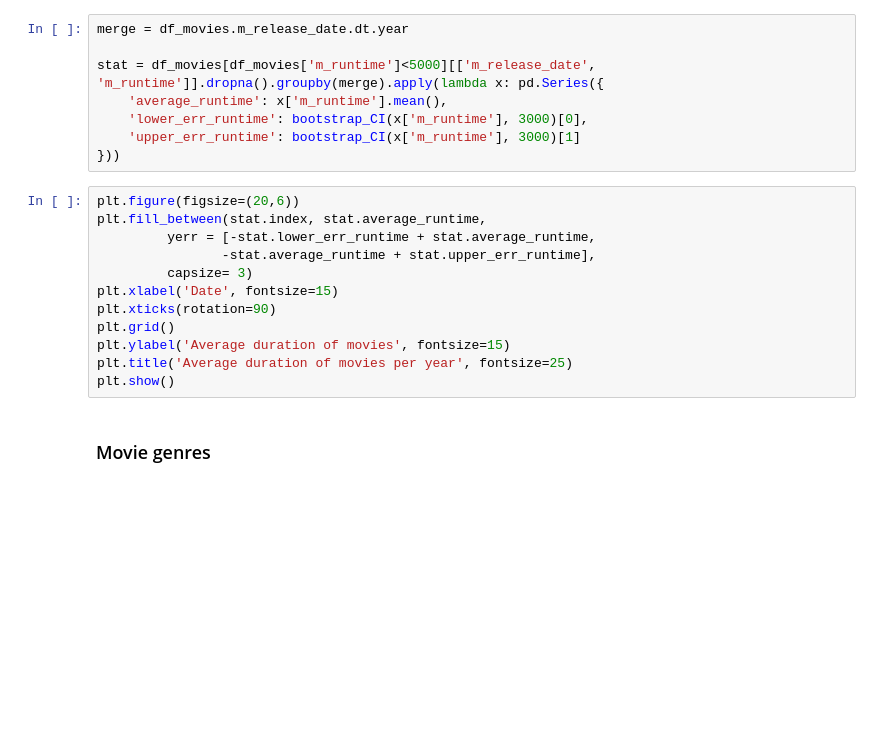
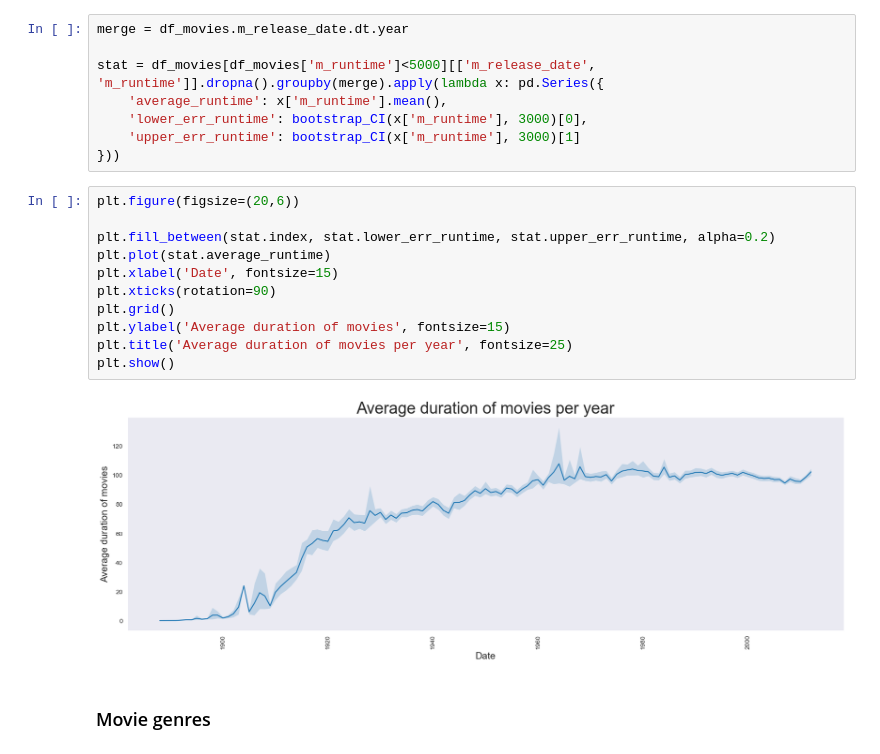
Before and after one commit to epfl-ada/ada-2022-project-dadalife, a Jupyter notebook: ADA_CMU.ipynb, the cells around one changed output. Saved outputs shown, nothing was run; the diff lists cells and outputs as text; blank space fills up the shorter version.

```diff
--- a/ADA_CMU.ipynb
+++ b/ADA_CMU.ipynb
@@ -901,16 +818,17 @@ stat = df_movies[df_movies['m_runtime']<5000][['m_release_date', 'm_runtime']].d
 }))
 # %%
 plt.figure(figsize=(20,6))
-plt.fill_between(stat.index, stat.average_runtime,
-         yerr = [-stat.lower_err_runtime + stat.average_runtime,
-                -stat.average_runtime + stat.upper_err_runtime],
-         capsize= 3)
+
+plt.fill_between(stat.index, stat.lower_err_runtime, stat.upper_err_runtime, alpha=0.2)
+plt.plot(stat.average_runtime)
 plt.xlabel('Date', fontsize=15)
 plt.xticks(rotation=90)
 plt.grid()
 plt.ylabel('Average duration of movies', fontsize=15)
 plt.title('Average duration of movies per year', fontsize=25)
 plt.show()
+# %% [output]
+[figure, added]
 # %% [markdown]
 ### Movie genres
 # %%
```
Also changed, not shown: parts of 69 cells of this notebook.
